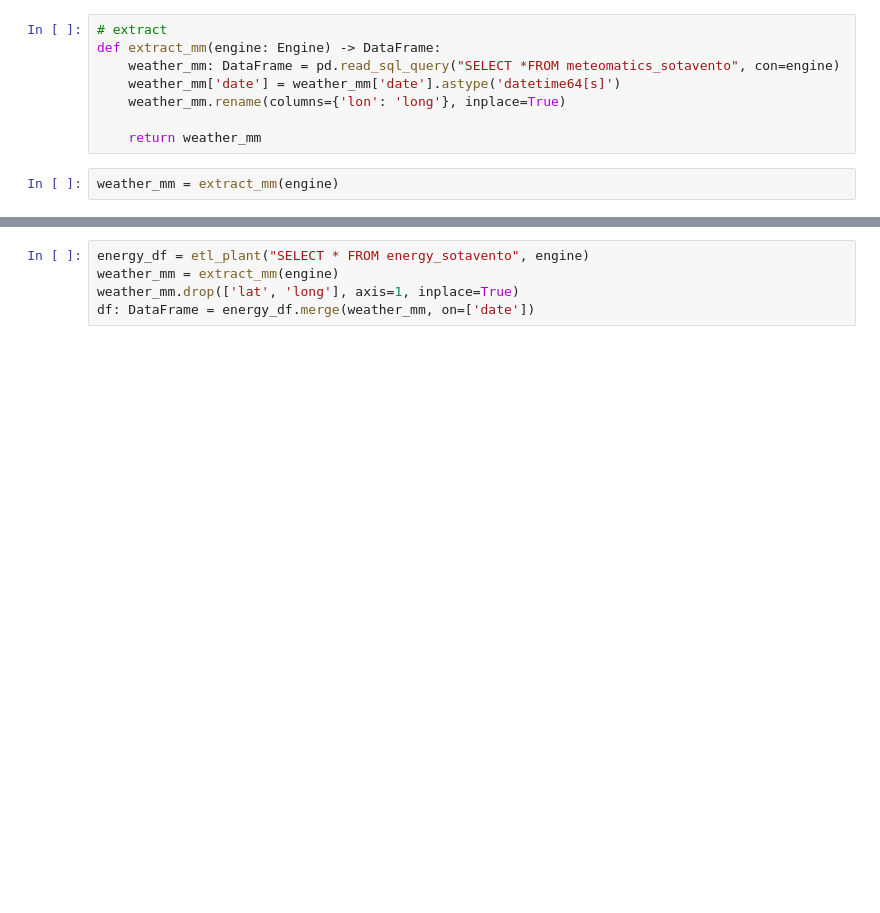
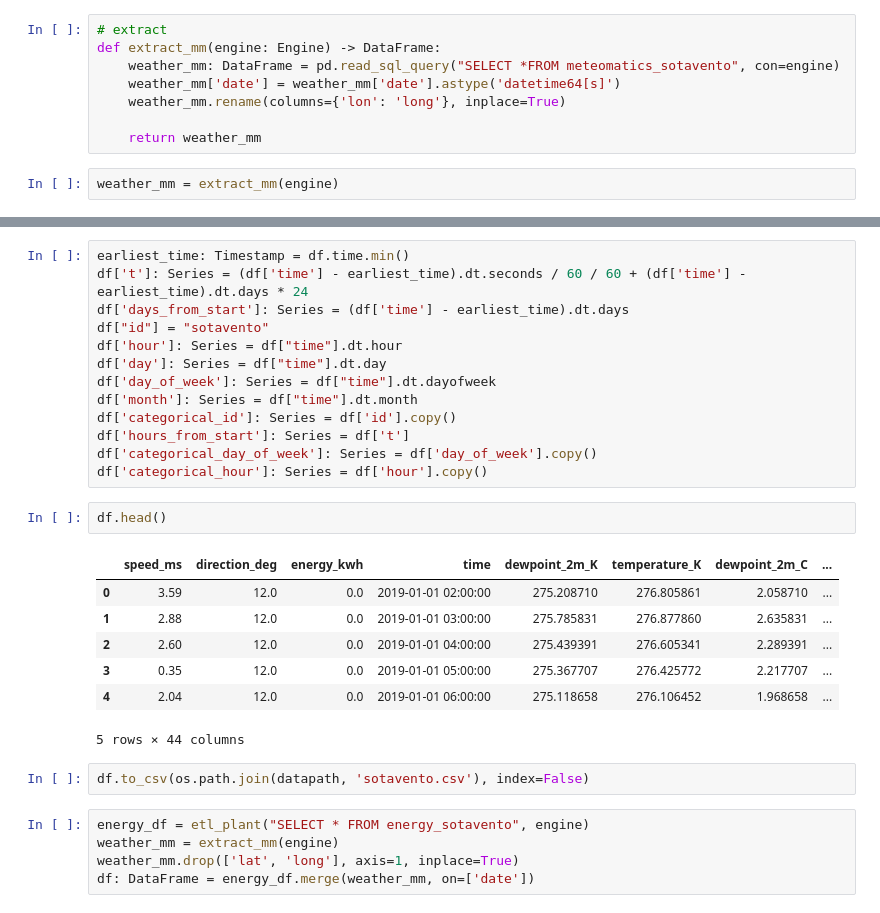
Before and after one commit to Vergangenheit/google-research-tft, a Jupyter notebook: notebooks/Sotavento_data_ETL.ipynb, the cells around one changed output, grey strips where cells are left out. Drawn from its saved outputs; the diff is of its cells as text; blank space fills up the shorter version.

```diff
--- a/notebooks/Sotavento_data_ETL.ipynb
+++ b/notebooks/Sotavento_data_ETL.ipynb
@@ -272,3 +308,28 @@ weather_mm.head()
+# %%
+earliest_time: Timestamp = df.time.min()
+df['t']: Series = (df['time'] - earliest_time).dt.seconds / 60 / 60 + (df['time'] - earliest_time).dt.days * 24
+df['days_from_start']: Series = (df['time'] - earliest_time).dt.days
+df["id"] = "sotavento"
+df['hour']: Series = df["time"].dt.hour
+df['day']: Series = df["time"].dt.day
+df['day_of_week']: Series = df["time"].dt.dayofweek
+df['month']: Series = df["time"].dt.month
+df['categorical_id']: Series = df['id'].copy()
+df['hours_from_start']: Series = df['t']
+df['categorical_day_of_week']: Series = df['day_of_week'].copy()
+df['categorical_hour']: Series = df['hour'].copy()
+# %%
+df.head()
+# %% [output]
+|  | speed_ms | direction_deg | energy_kwh | time | dewpoint_2m_K | temperature_K | dewpoint_2m_C | ... |
+| 0 | 3.59 | 12.0 | 0.0 | 2019-01-01 02:00:00 | 275.208710 | 276.805861 | 2.058710 | ... |
+| 1 | 2.88 | 12.0 | 0.0 | 2019-01-01 03:00:00 | 275.785831 | 276.877860 | 2.635831 | ... |
+| 2 | 2.60 | 12.0 | 0.0 | 2019-01-01 04:00:00 | 275.439391 | 276.605341 | 2.289391 | ... |
+| 3 | 0.35 | 12.0 | 0.0 | 2019-01-01 05:00:00 | 275.367707 | 276.425772 | 2.217707 | ... |
+| 4 | 2.04 | 12.0 | 0.0 | 2019-01-01 06:00:00 | 275.118658 | 276.106452 | 1.968658 | ... |
+5 rows × 44 columns
+# %%
+df.to_csv(os.path.join(datapath, 'sotavento.csv'), index=False)
 # %%
 energy_df = etl_plant("SELECT * FROM energy_sotavento", engine)
 weather_mm = extract_mm(engine)
```
Also changed, not shown: parts of 7 cells of this notebook, 1 other file.
